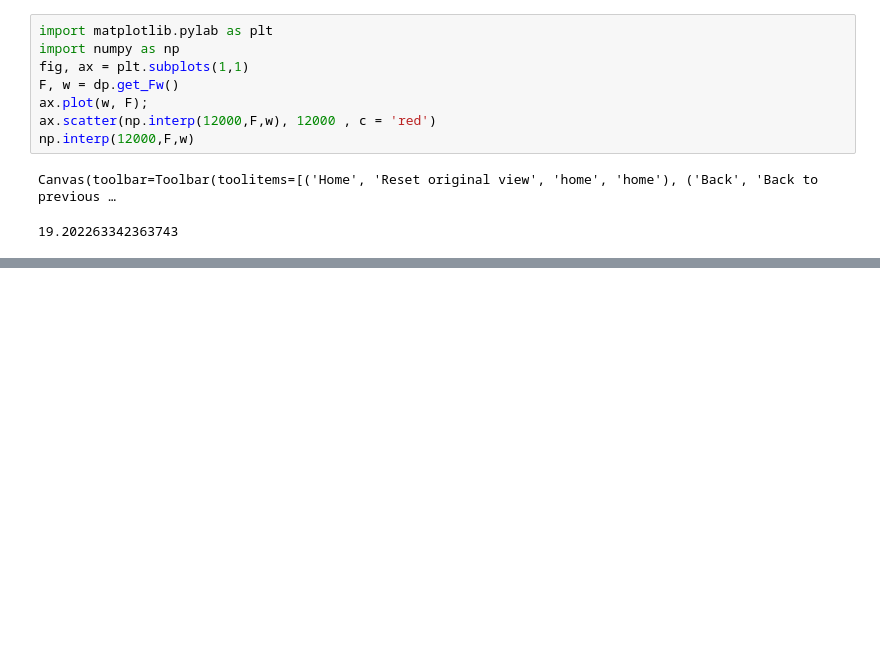
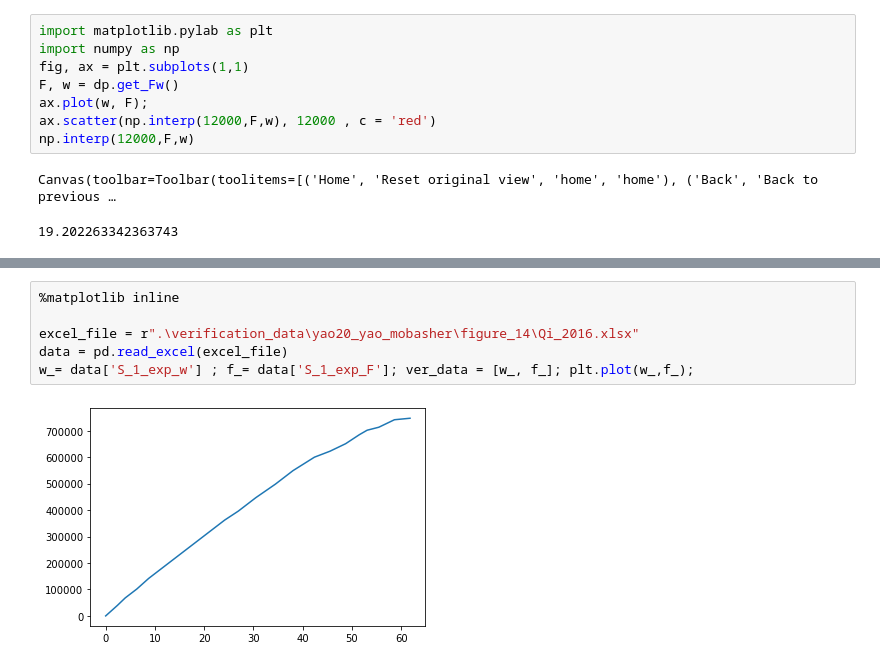
Before and after one commit to bmcs-group/bmcs_beam, a Jupyter notebook: bmcs_beam/bending/deflection_profile.ipynb, the cells around one changed output, grey strips where cells are left out. Cells and saved outputs as stored; diff of their text form; blank space fills up the shorter version.

Commit message:
deflection notebook verification with Qi-2016

```diff
--- a/bmcs_beam/bending/deflection_profile.ipynb
+++ b/bmcs_beam/bending/deflection_profile.ipynb
@@ -39,0 +86,8 @@ Canvas(toolbar=Toolbar(toolitems=[('Home', 'Reset original view', 'home', 'home'
+# %%
+%matplotlib inline
+
+excel_file = r".\verification_data\yao20_yao_mobasher\figure_14\Qi_2016.xlsx"
+data = pd.read_excel(excel_file)
+w_= data['S_1_exp_w'] ; f_= data['S_1_exp_F']; ver_data = [w_, f_]; plt.plot(w_,f_);
+# %% [output]
+[figure, added]
```
Also changed, not shown: parts of 6 cells of this notebook, 3 other files.
